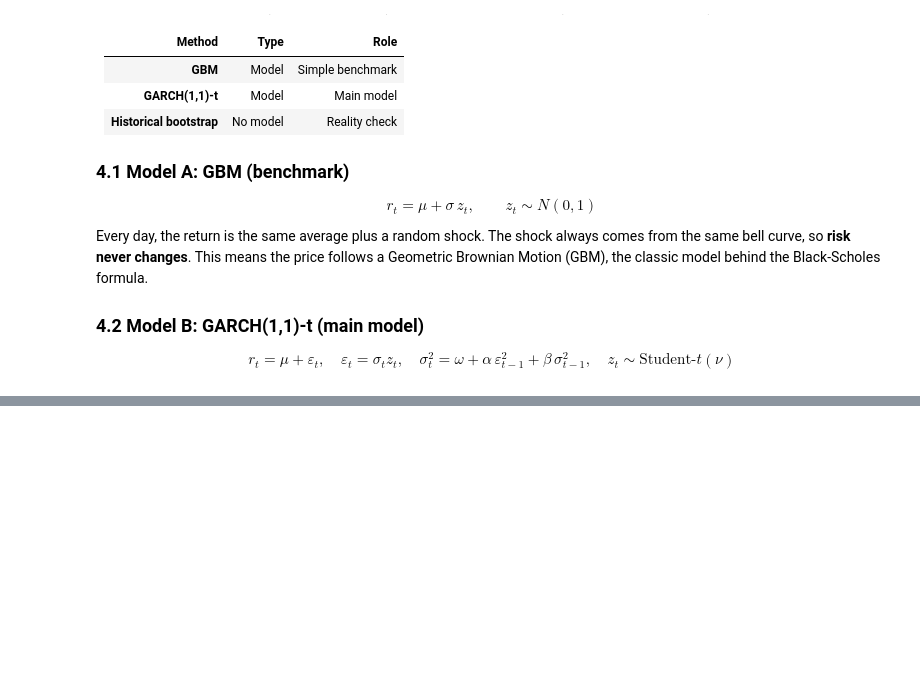
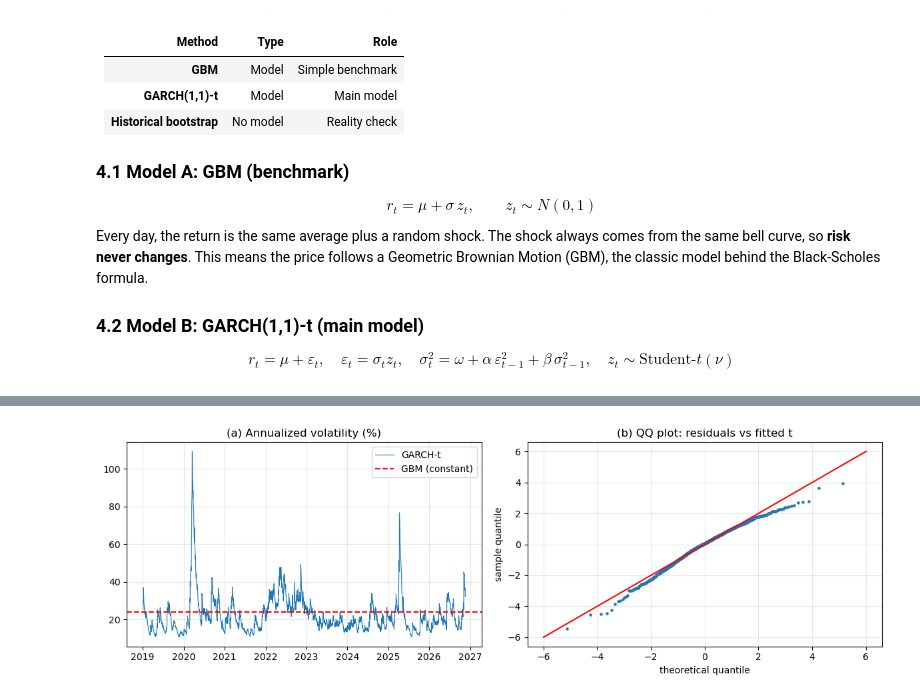
Before and after one commit to jingyishao928-bit/tqqq-leveraged-etf-risk, a Jupyter notebook: part3.ipynb, the cells around one changed output, grey strips where cells are left out. Cells and saved outputs as stored; diff of their text form; code cells hidden in the pictures; blank space fills up the shorter version.

```diff
--- a/part3.ipynb
+++ b/part3.ipynb
@@ -122,0 +120,15 @@ Section 5 estimates GBM and GARCH-t and tests which describes QQQ returns better
+# %%
+# Model A: GBM (constant mean and volatility)
+mu, sigma = r.mean(), r.std()
+
+# Model B: GARCH(1,1) with Student-t shocks, fitted on demeaned returns
+demeaned = r - mu
+garch = arch_model(demeaned, mean="Zero", vol="GARCH", p=1, q=1, dist="t").fit(disp="off")
+omega, alpha, beta, nu = garch.params[["omega", "alpha[1]", "beta[1]", "nu"]]
+
+params_table = pd.DataFrame({"estimate": garch.params, "std err": garch.std_err, "p-value": garch.pvalues}).round(4)
+display(params_table)
+
+persistence = alpha + beta
+half_life = np.log(0.5) / np.log(persistence)       # days for a volatility spike to fade by half
+print(f"Persistence (alpha + beta) = {persistence:.3f}   |   half-life of a volatility shock = {half_life:.0f} trading days")
@@ -122,0 +148,14 @@ Section 5 estimates GBM and GARCH-t and tests which describes QQQ returns better
+# %%
+resid = garch.std_resid
+gbm = arch_model(demeaned, mean="Zero", vol="Constant", dist="normal").fit(disp="off")
+
+def clustering_pvalues(x):
+    return {"Ljung-Box on squared series": acorr_ljungbox(x**2, lags=[10])["lb_pvalue"].iloc[0],
+            "ARCH-LM": het_arch(x, nlags=10)[1]}
+
+diag_table = pd.DataFrame({"GBM (raw returns)": clustering_pvalues(demeaned), "GARCH-t (residuals)": clustering_pvalues(resid)})
+fit_table = pd.DataFrame({"GBM": [gbm.loglikelihood, gbm.aic, gbm.bic], "GARCH-t": [garch.loglikelihood, garch.aic, garch.bic]},
+                         index=["Log-likelihood", "AIC", "BIC"]).round(1)
+display(diag_table.map(lambda p: f"{p:.3f}"))
+display(fit_table)
+print(f"Excess kurtosis: raw returns = {stats.kurtosis(demeaned):.2f}  ->  GARCH-t residuals = {stats.kurtosis(resid):.2f}")
@@ -122,0 +171,18 @@ Section 5 estimates GBM and GARCH-t and tests which describes QQQ returns better
+# %%
+fig, ax = plt.subplots(1, 2, figsize=(12, 4))
+
+# (a) GARCH-t volatility moves over time, GBM stays constant
+ax[0].plot(garch.conditional_volatility * np.sqrt(DAYS), lw=0.8, label="GARCH-t")
+ax[0].axhline(sigma * np.sqrt(DAYS), color="r", ls="--", label="GBM (constant)")
+ax[0].set(title="(a) Annualized volatility (%)"); ax[0].legend()
+
+# (b) QQ plot: are the residuals consistent with the fitted t distribution?
+n = len(resid)
+probs = (np.arange(1, n + 1) - 0.5) / n
+t_quantiles = stats.t.ppf(probs, nu) * np.sqrt((nu - 2) / nu)      # t scaled to variance 1
+ax[1].scatter(t_quantiles, np.sort(resid), s=5)
+ax[1].plot([-6, 6], [-6, 6], "r")
+ax[1].set(title="(b) QQ plot: residuals vs fitted t", xlabel="theoretical quantile", ylabel="sample quantile")
+show("fig2_garch_diagnostics")
+# %% [output]
+[figure, added]
```
Also changed, not shown: parts of 11 cells of this notebook.
